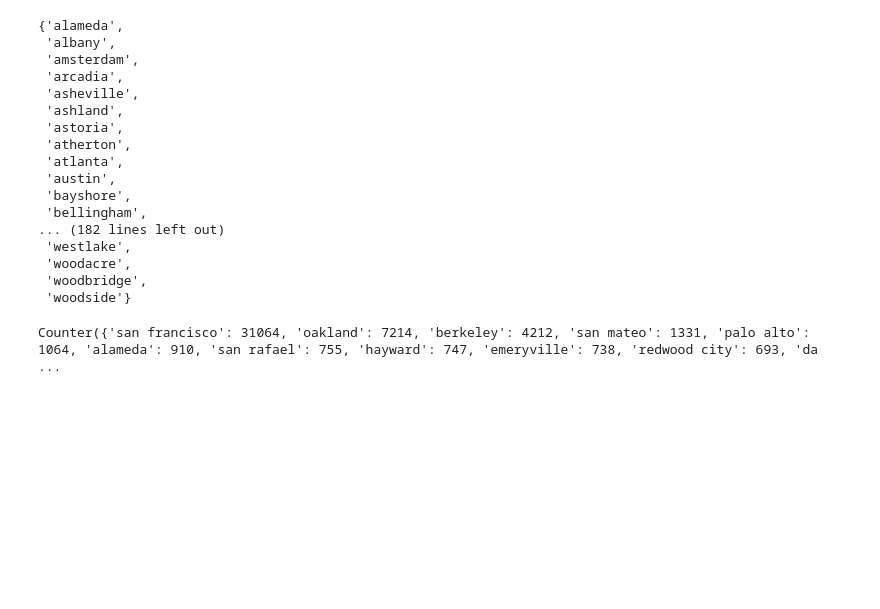
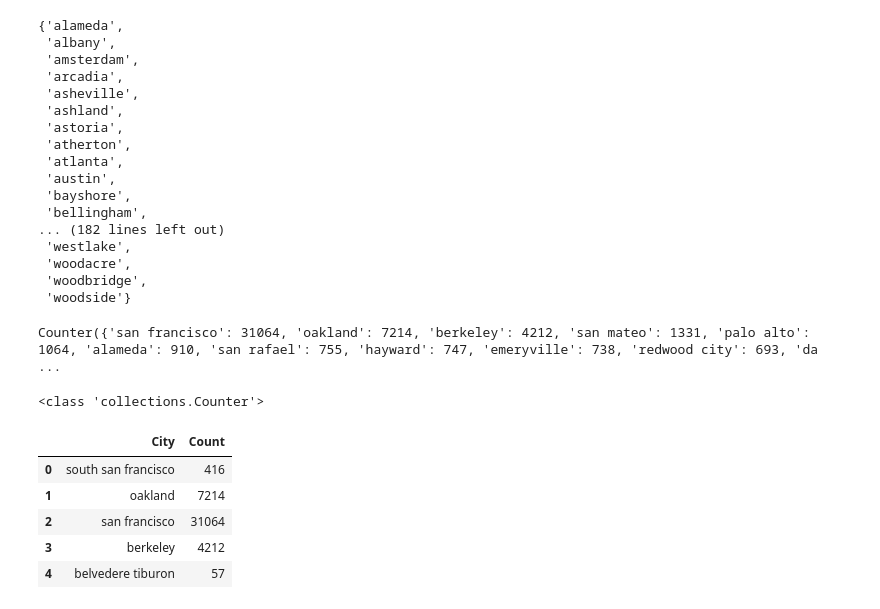
Before and after one commit to brianellis1997/DateAScientist, a Jupyter notebook: date-a-scientist.ipynb, the cells around one changed output. Saved outputs shown, nothing was run; the diff lists cells and outputs as text; code cells hidden in the pictures; blank space fills up the shorter version.

```diff
--- a/date-a-scientist.ipynb
+++ b/date-a-scientist.ipynb
@@ -283,7 +263,8 @@ set(cities)
 # %%
 import collections
 
-value_counts = collections.Counter(cities)
+city_counts = collections.Counter(cities)
+state_counts = collections.Counter(states)
 
 print(value_counts)
 # %% [output]
@@ -292,0 +272,13 @@ Counter({'san francisco': 31064, 'oakland': 7214, 'berkeley': 4212, 'san mateo':
+# %%
+print(type(value_counts))
+
+cities_df = pd.DataFrame(value_counts.items(), columns=['City', 'Count'])
+cities_df.head()
+# %% [output]
+<class 'collections.Counter'>
+|  | City | Count |
+| 0 | south san francisco | 416 |
+| 1 | oakland | 7214 |
+| 2 | san francisco | 31064 |
+| 3 | berkeley | 4212 |
+| 4 | belvedere tiburon | 57 |
```
Also changed, not shown: parts of 10 cells of this notebook.
